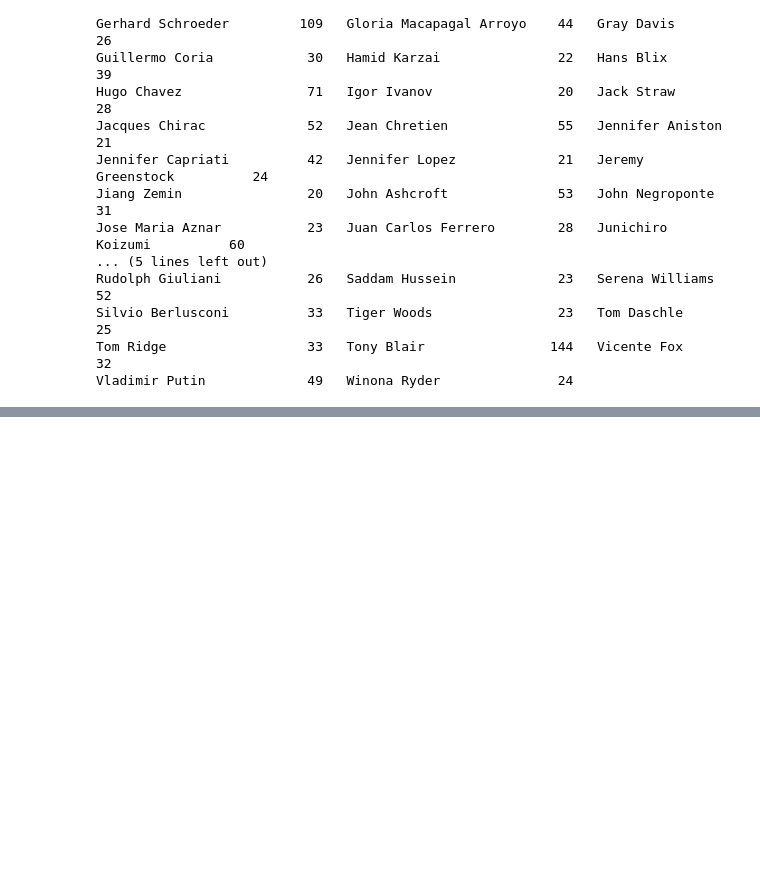
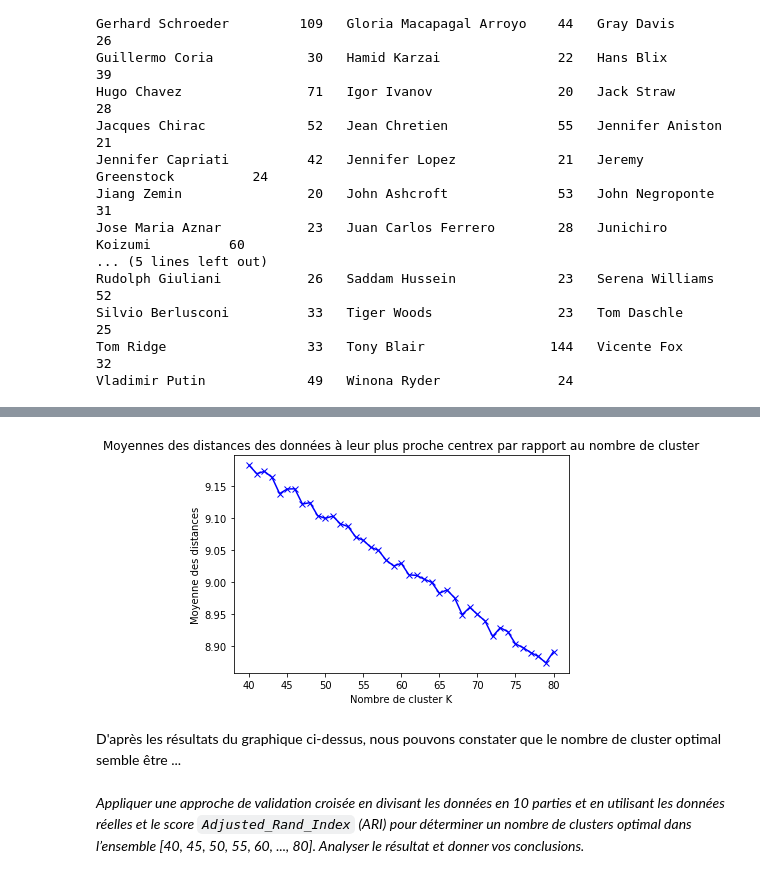
Before and after one commit to Neilero/IFT870-LFW, a Jupyter notebook: src/tp4_debut.ipynb, the cells around one changed output, grey strips where cells are left out. Drawn from its saved outputs; the diff is of its cells as text; code cells hidden in the pictures; blank space fills up the shorter version.

```diff
--- a/src/tp4_debut.ipynb
+++ b/src/tp4_debut.ipynb
@@ -55,0 +64,7 @@ for nom, image, ax in zip(faces.target, faces.images, axes.ravel()):
+# %%
+# Convert data array to DataFrame and append targets
+data = pd.DataFrame(faces.data)
+data["target"] = faces.target
+
+# keep the first 40 data for each target
+data = data.groupby("target").head(40)
@@ -55,0 +74,5 @@ for nom, image, ax in zip(faces.target, faces.images, axes.ravel()):
+# %%
+pca = PCA(100, whiten=True, random_state=0)
+
+pca_data = pca.fit_transform(data.drop("target", axis=1))
+data = pd.concat([pd.DataFrame(pca_data), data["target"]], axis=1)
@@ -55,0 +88,27 @@ for nom, image, ax in zip(faces.target, faces.images, axes.ravel()):
+# %%
+# https://www.geeksforgeeks.org/elbow-method-for-optimal-value-of-k-in-kmeans/
+Ks = range(40, 81)
+mean_min_dists = []
+
+for k in Ks:
+    kmean = KMeans(n_clusters=k)
+    kmean.fit(pca_data)
+
+    distances = cdist(pca_data, kmean.cluster_centers_, "euclidean")
+    mean_min_dist = np.mean(np.min(distances, axis=1))
+    mean_min_dists.append(mean_min_dist)
+
+plt.plot(Ks, mean_min_dists, 'bx-')
+plt.xlabel("Nombre de cluster K")
+plt.ylabel("Moyenne des distances")
+plt.title("Moyennes des distances des données à leur plus proche centrex par rapport au nombre de cluster")
+plt.show()
+# %% [output]
+[figure, added]
+# %% [markdown]
+D'après les résultats du graphique ci-dessus, nous pouvons constater que le nombre de cluster optimal semble être ...
+# %% [markdown]
+*Appliquer une approche de validation croisée en divisant les données en 10 parties et en
+utilisant les données réelles et le score `Adjusted_Rand_Index` (ARI) pour déterminer
+un nombre de clusters optimal dans l’ensemble [40, 45, 50, 55, 60, ..., 80]. Analyser le
+résultat et donner vos conclusions.*
```
Also changed, not shown: parts of 11 cells of this notebook, 1 other file.
